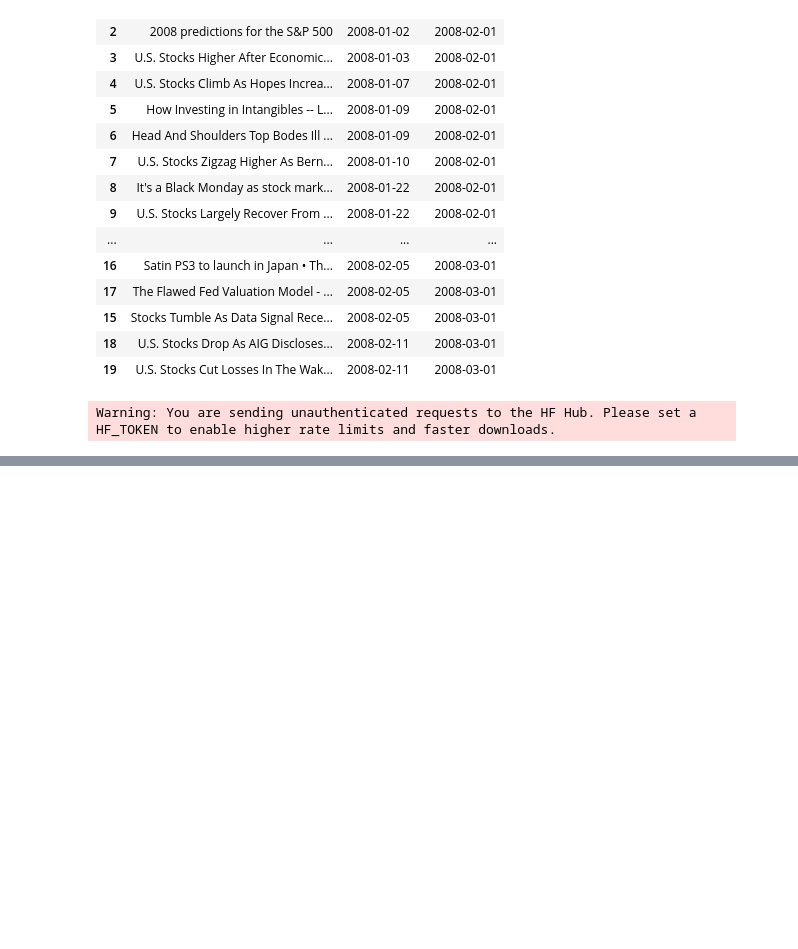
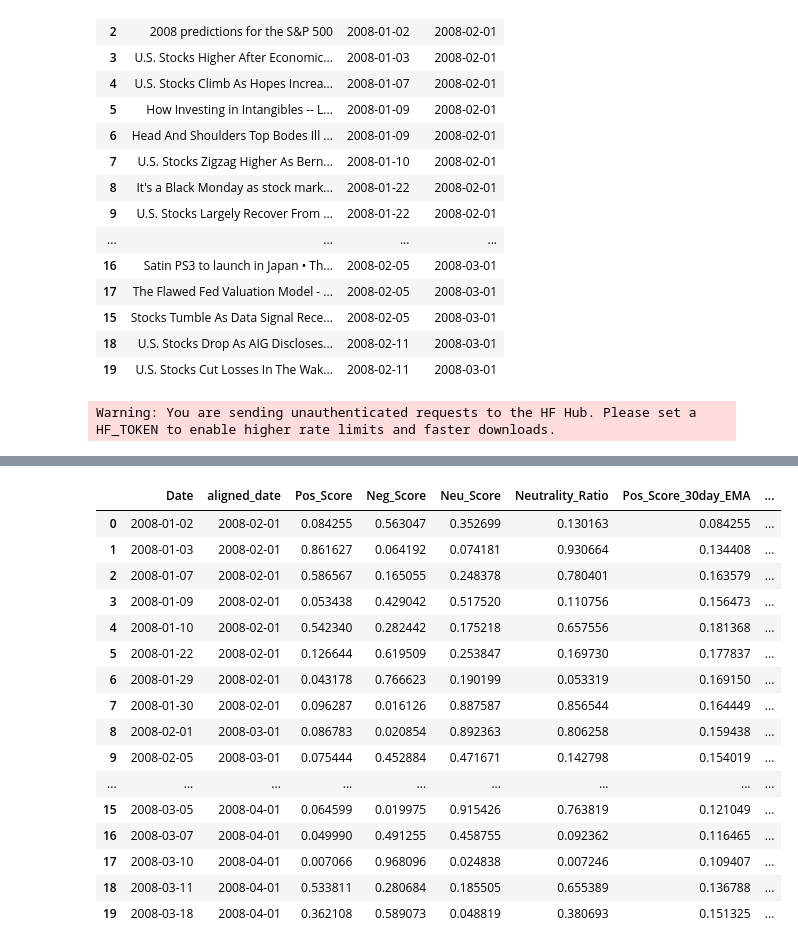
Before and after one commit to pearchew/recession_lookback, a Jupyter notebook: notebooks/02_soft_data_ingestion_and_training.ipynb, the cells around one changed output, grey strips where cells are left out. Saved outputs shown, nothing was run; the diff lists cells and outputs as text; code cells hidden in the pictures; blank space fills up the shorter version.

```diff
--- a/notebooks/02_soft_data_ingestion_and_training.ipynb
+++ b/notebooks/02_soft_data_ingestion_and_training.ipynb
@@ -52,0 +91,4 @@ Warning: You are sending unauthenticated requests to the HF Hub. Please set a HF
+# %%
+headline_df = pd.read_csv("sp500_headlines_2008_2024_with_sentiment.csv",
+    parse_dates=["Date","aligned_date"])
+headline_df.head(20)
@@ -52,0 +120,24 @@ Warning: You are sending unauthenticated requests to the HF Hub. Please set a HF
+# %%
+mean_sentiment["Neutrality_Ratio"]= (mean_sentiment["Pos_Score"]/(mean_sentiment["Pos_Score"]+mean_sentiment["Neg_Score"])).fillna(0.5)
+mean_sentiment["Pos_Score_30day_EMA"] = mean_sentiment["Pos_Score"].ewm(span=30, adjust=False).mean()
+mean_sentiment["Neg_Score_30day_EMA"] = mean_sentiment["Neg_Score"].ewm(span=30, adjust=False).mean()
+mean_sentiment["Neutrality_Ratio_30day_EMA"] = mean_sentiment["Neutrality_Ratio"].ewm(span=30, adjust=False).mean()
+mean_sentiment.head(20)
+# %% [output]
+|  | Date | aligned_date | Pos_Score | Neg_Score | Neu_Score | Neutrality_Ratio | Pos_Score_30day_EMA | ... |
+| 0 | 2008-01-02 | 2008-02-01 | 0.084255 | 0.563047 | 0.352699 | 0.130163 | 0.084255 | ... |
+| 1 | 2008-01-03 | 2008-02-01 | 0.861627 | 0.064192 | 0.074181 | 0.930664 | 0.134408 | ... |
+| 2 | 2008-01-07 | 2008-02-01 | 0.586567 | 0.165055 | 0.248378 | 0.780401 | 0.163579 | ... |
+| 3 | 2008-01-09 | 2008-02-01 | 0.053438 | 0.429042 | 0.517520 | 0.110756 | 0.156473 | ... |
+| 4 | 2008-01-10 | 2008-02-01 | 0.542340 | 0.282442 | 0.175218 | 0.657556 | 0.181368 | ... |
+| 5 | 2008-01-22 | 2008-02-01 | 0.126644 | 0.619509 | 0.253847 | 0.169730 | 0.177837 | ... |
+| 6 | 2008-01-29 | 2008-02-01 | 0.043178 | 0.766623 | 0.190199 | 0.053319 | 0.169150 | ... |
+| 7 | 2008-01-30 | 2008-02-01 | 0.096287 | 0.016126 | 0.887587 | 0.856544 | 0.164449 | ... |
+| 8 | 2008-02-01 | 2008-03-01 | 0.086783 | 0.020854 | 0.892363 | 0.806258 | 0.159438 | ... |
+| 9 | 2008-02-05 | 2008-03-01 | 0.075444 | 0.452884 | 0.471671 | 0.142798 | 0.154019 | ... |
+| ... | ... | ... | ... | ... | ... | ... | ... | ... |
+| 15 | 2008-03-05 | 2008-04-01 | 0.064599 | 0.019975 | 0.915426 | 0.763819 | 0.121049 | ... |
+| 16 | 2008-03-07 | 2008-04-01 | 0.049990 | 0.491255 | 0.458755 | 0.092362 | 0.116465 | ... |
+| 17 | 2008-03-10 | 2008-04-01 | 0.007066 | 0.968096 | 0.024838 | 0.007246 | 0.109407 | ... |
+| 18 | 2008-03-11 | 2008-04-01 | 0.533811 | 0.280684 | 0.185505 | 0.655389 | 0.136788 | ... |
+| 19 | 2008-03-18 | 2008-04-01 | 0.362108 | 0.589073 | 0.048819 | 0.380693 | 0.151325 | ... |
```
Also changed, not shown: parts of 20 cells of this notebook, 2 other files.
